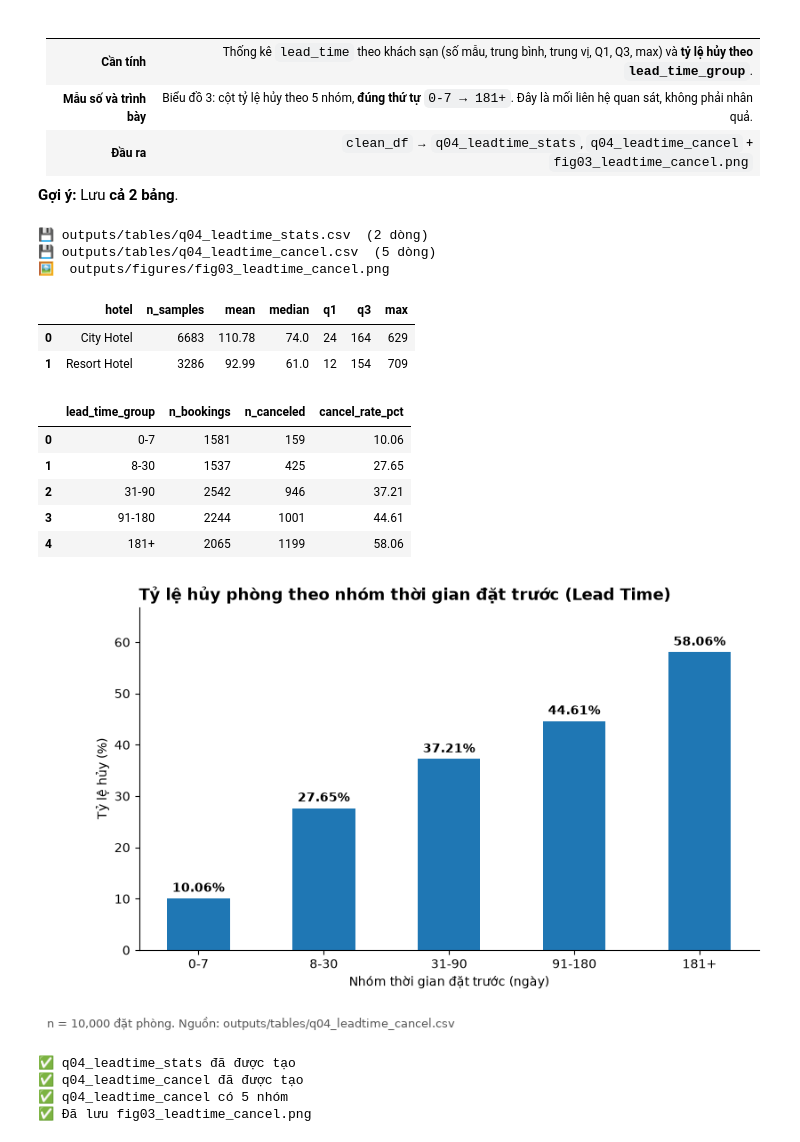
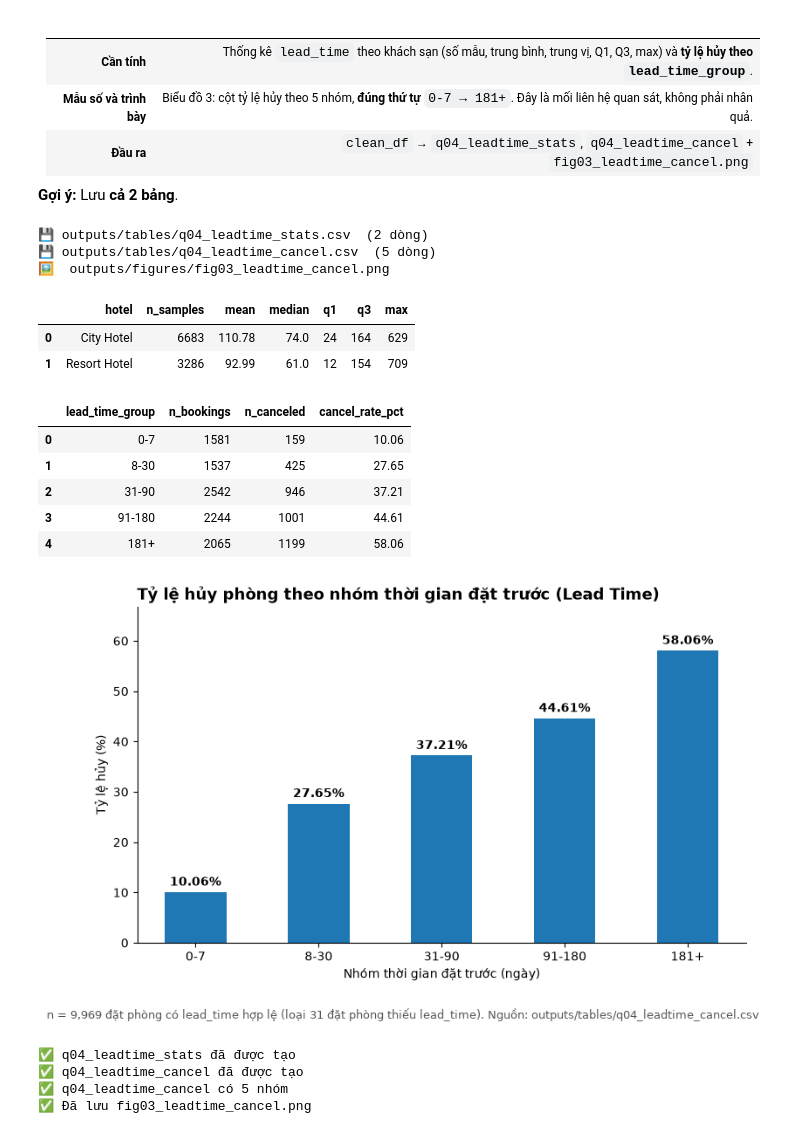
Before and after one commit to hanhathuy/hotel-booking-analysis, a Jupyter notebook: hotel_student_starter.ipynb, the cells around one changed output. Drawn from its saved outputs; the diff is of its cells as text; code cells hidden in the pictures.

Commit message:
Fix A3,A5,B3,B4, figure D4+D5, rewrite comments

```diff
--- a/hotel_student_starter.ipynb
+++ b/hotel_student_starter.ipynb
@@ -989,8 +1054,8 @@ cols = [col for col in df.columns if col not in ['row_id', 'booking_id']]
 # chuyển dữ liệu thành lower-case
 missing_tokens_lower = [t.lower() for t in MISSING_TOKENS]
 
-
 total_changed_cells = 0
+rows_changed_b3 = pd.Series(False, index=df.index)
 changed_cols_details = []
 
 # Chuyển dữ liệu sang pd.NA
@@ -1014,9 +1079,19 @@ for col in cols:
 
     if changed_count > 0:
         df.loc[mask,col] = pd.NA
+        rows_changed_b3 |= mask
         total_changed_cells += changed_count
         changed_cols_details.append(f"{col}:{changed_count}")
-
+# Ghi nhật ký
+log_step(step='B3',
+         field=', '.join(changed_cols_details),
+         issue='Ô rỗng, ký hiệu thiếu (NULL, N/A, NA, ?, unknown, -) và nhãn Undefined ở market_segment/distribution_channel',
+         detection_rule="strip() == '' hoặc lower() thuộc MISSING_TOKENS; riêng market_segment/distribution_channel thêm lower() == 'undefined'",
+         action='Chuyển thành pd.NA; không điền trung bình/giá trị phổ biến, không xóa dòng',
+         affected_rows=rows_changed_b3.sum(), changed_cells=total_changed_cells, removed_rows=0,
+         example_row_ids=example_ids(df, rows_changed_b3, k=5),
+         reason='Mục 7 · B3: giá trị thiếu giữ nguyên là thiếu; meal = Undefined KHÔNG bị coi là thiếu (đổi SC ở B4)',
+         check_after='không còn ô rỗng/ký hiệu thiếu dạng chữ; số ô theo cột: ' + ', '.join(changed_cols_details))
 print(f"Tổng số ô được chuẩn hóa về pd.NA ở B3: {total_changed_cells}")
 print("Chi tiết theo cột:", ", ".join(changed_cols_details))
 # %% [output]
@@ -2507,36 +2617,35 @@ for bar in bars:
         va='bottom',
         fontsize=10,
         fontweight='bold'
     )
 
 ax.set_ylim(0, max(q04_b['cancel_rate_pct']) * 1.15)
 
 finish_chart(
     ax,
     title='Tỷ lệ hủy phòng theo nhóm thời gian đặt trước (Lead Time)',
     xlabel='Nhóm thời gian đặt trước (ngày)',
     ylabel='Tỷ lệ hủy (%)',
-    note=f'n = {len(clean_df):,} đặt phòng. Nguồn: outputs/tables/q04_leadtime_cancel.csv'
-)
+    note=f'n = {int(q04_b["n_bookings"].sum()):,} đặt phòng có lead_time hợp lệ (loại {int(clean_df["lead_time"].isna().sum())} đặt phòng thiếu lead_time). Nguồn: outputs/tables/q04_leadtime_cancel.csv')
 
 save_fig(fig, 'fig03_leadtime_cancel')
 display(q04)
 display(q04_b)
 plt.show()
 # %% [output]
 💾 outputs/tables/q04_leadtime_stats.csv  (2 dòng)
 💾 outputs/tables/q04_leadtime_cancel.csv  (5 dòng)
 🖼️  outputs/figures/fig03_leadtime_cancel.png
 |  | hotel | n_samples | mean | median | q1 | q3 | max |
 | 0 | City Hotel | 6683 | 110.78 | 74.0 | 24 | 164 | 629 |
 | 1 | Resort Hotel | 3286 | 92.99 | 61.0 | 12 | 154 | 709 |
 |  | lead_time_group | n_bookings | n_canceled | cancel_rate_pct |
 | 0 | 0-7 | 1581 | 159 | 10.06 |
 | 1 | 8-30 | 1537 | 425 | 27.65 |
 | 2 | 31-90 | 2542 | 946 | 37.21 |
 | 3 | 91-180 | 2244 | 1001 | 44.61 |
 | 4 | 181+ | 2065 | 1199 | 58.06 |
-[figure, old version]
+[figure, new version]
 # %%
 check('q04_leadtime_stats đã được tạo', lambda: q04 is not None and len(q04) > 0)
 check('q04_leadtime_cancel đã được tạo', lambda: q04_b is not None and len(q04_b) > 0)
```
Also changed, not shown: parts of 10 cells of this notebook.
